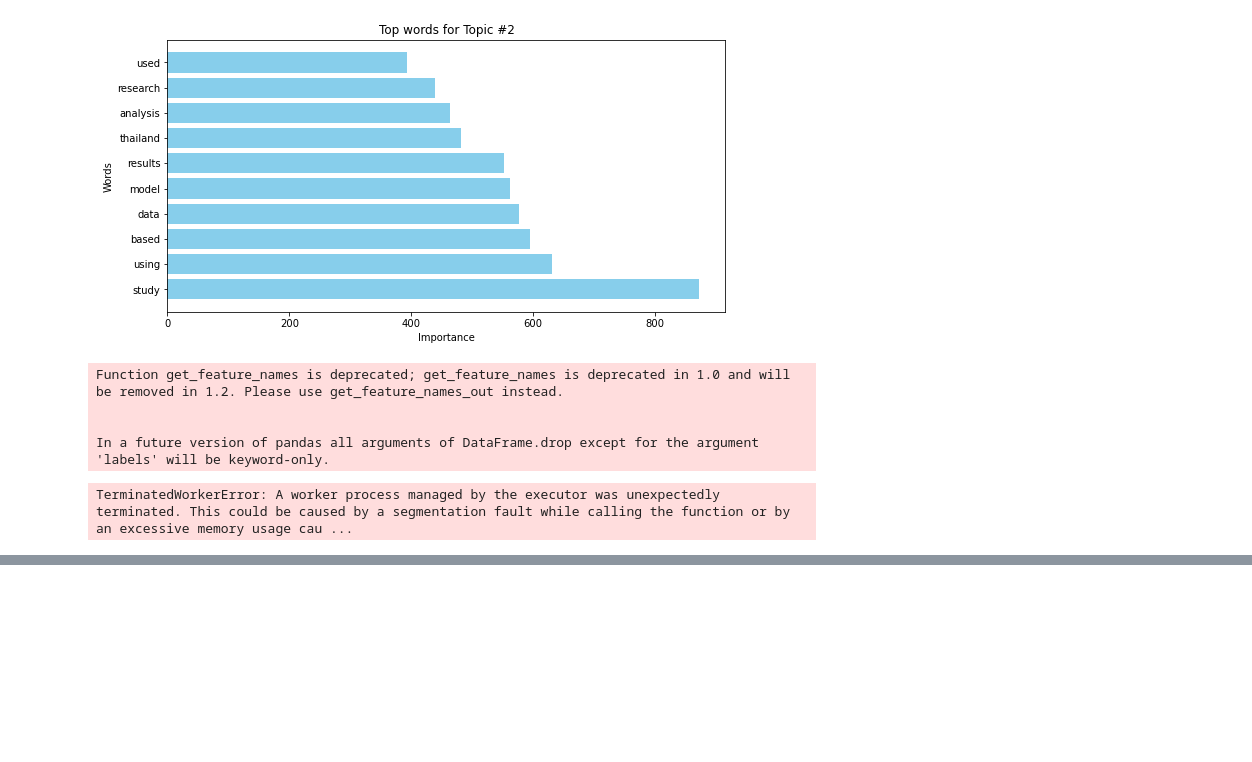
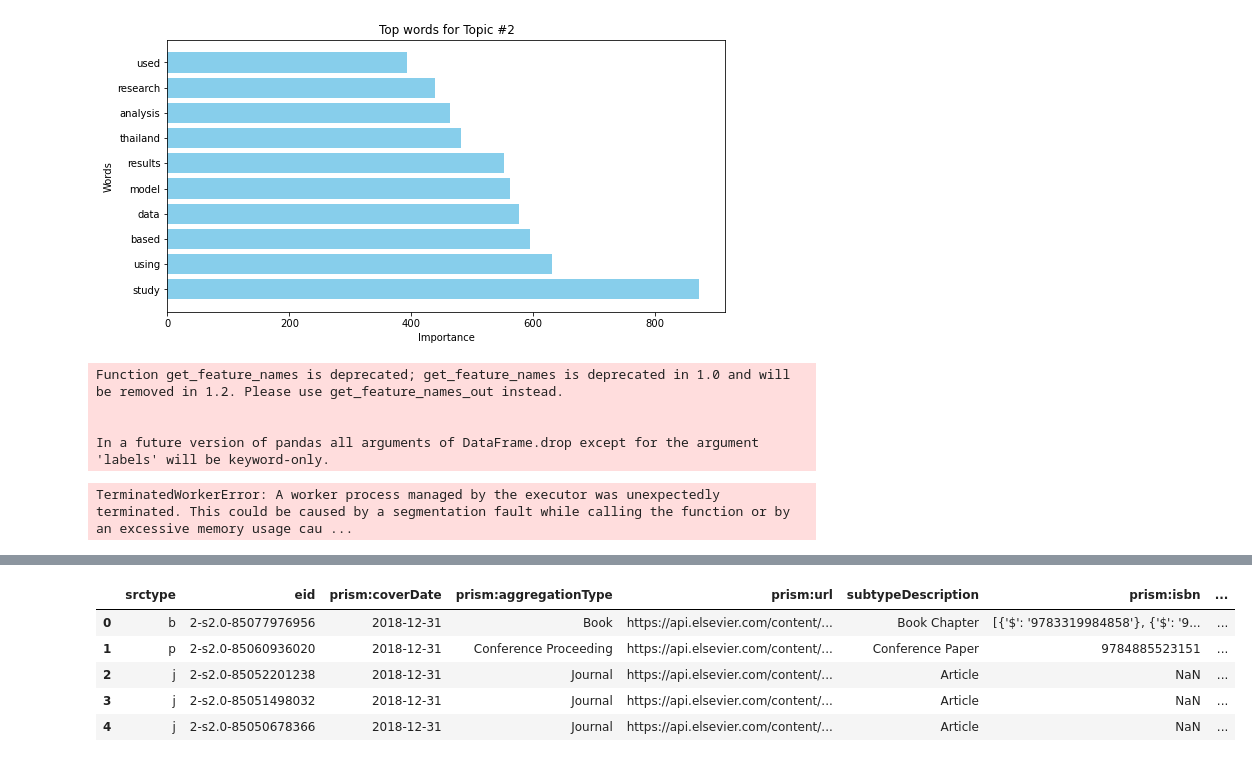
Before and after one commit to Taspol/DataSci_project, a Jupyter notebook: EDA.ipynb, the cells around one changed output, grey strips where cells are left out. Saved outputs shown, nothing was run; the diff lists cells and outputs as text; code cells hidden in the pictures; blank space fills up the shorter version.

```diff
--- a/EDA.ipynb
+++ b/EDA.ipynb
@@ -540,3 +540,81 @@ Function get_feature_names is deprecated; get_feature_names is deprecated in 1.0
 
 In a future version of pandas all arguments of DataFrame.drop except for the argument 'labels' will be keyword-only.
 TerminatedWorkerError: A worker process managed by the executor was unexpectedly terminated. This could be caused by a segmentation fault while calling the function or by an excessive memory usage cau ...
+# %%
+from geopy.geocoders import Nominatim
+import pycountry
+
+def get_coordinates(country):
+    try:
+        country_obj = pycountry.countries.get(name=country)
+        geolocator = Nominatim(user_agent="my-application")
+        location = geolocator.geocode(country_obj.name)
+        return location.latitude, location.longitude
+    except AttributeError:
+        return None, None
+# %%
+from geopy.geocoders import Nominatim
+
+# Update the user_agent to a custom value
+geolocator = Nominatim(user_agent="my_custom_user_agent")
+country_record = pd.read_csv('./dataset/country-coord.csv')
+def get_coordinates(country):
+    try:
+        # Get the country object using pycountry
+        country_obj = pycountry.countries.get(name=country)
+
+        # If the country is not found, raise an AttributeError
+        if not country_obj:
+            raise AttributeError(f"Country '{country}' not found in pycountry")
+
+        # Get the geolocation of the country
+        location = geolocator.geocode(country_obj.name)
+
+        # If location is not found, raise a ValueError
+        if not location:
+            raise ValueError(f"Location not found for country '{country}'")
+
+        # Return latitude and longitude
+        return location.latitude, location.longitude
+
+    except (AttributeError, ValueError) as e:
+        # Log the error and return None for missing data
+        return None, None
+
+
+def get_coordinates2(country):
+    try:
+        # Ensure `country_record` is a valid DataFrame
+        if 'Country' not in country_record.columns or \
+           'latitude' not in country_record.columns or \
+           'longitude' not in country_record.columns:
+            raise ValueError("country_record must contain 'Country', 'latitude', and 'longitude' columns")
+
+        # Filter for the specified country
+        result = country_record[country_record['Country'] == country][['latitude', 'longitude']]
+
+        # Check if the country exists in the DataFrame
+        if result.empty:
+            raise ValueError(f"Country '{country}' not found in country_record")
+
+        # If there are multiple records, take the first one (or handle accordingly)
+        if len(result) > 1:
+            print(f"Warning: Multiple records found for '{country}', returning the first match")
+
+        # Return the first record as a tuple
+        return result.iloc[0].latitude, result.iloc[0].longitude
+
+    except ValueError as e:
+        # Handle missing or invalid cases
+        print(f"Error: {e}")
+        return None, None
+    except Exception as e:
+        # Catch any other unexpected errors
+        print(f"Unexpected error: {e}")
+        return None, None
+
+
+print(type(get_coordinates('United States')[0]))
+df.head()
+# df[['latitude', 'longitude']] = df['country'].apply(get_coordinates).apply(pd.Series)
+# %% [output]
@@ -542,0 +622,6 @@ TerminatedWorkerError: A worker process managed by the executor was unexpectedly
+|  | srctype | eid | prism:coverDate | prism:aggregationType | prism:url | subtypeDescription | prism:isbn | ... |
+| 0 | b | 2-s2.0-85077976956 | 2018-12-31 | Book | https://api.elsevier.com/content/... | Book Chapter | [{'$': '9783319984858'}, {'$': '9... | ... |
+| 1 | p | 2-s2.0-85060936020 | 2018-12-31 | Conference Proceeding | https://api.elsevier.com/content/... | Conference Paper | 9784885523151 | ... |
+| 2 | j | 2-s2.0-85052201238 | 2018-12-31 | Journal | https://api.elsevier.com/content/... | Article | NaN | ... |
+| 3 | j | 2-s2.0-85051498032 | 2018-12-31 | Journal | https://api.elsevier.com/content/... | Article | NaN | ... |
+| 4 | j | 2-s2.0-85050678366 | 2018-12-31 | Journal | https://api.elsevier.com/content/... | Article | NaN | ... |
```
Also changed, not shown: parts of 5 cells of this notebook, 4 other files.
